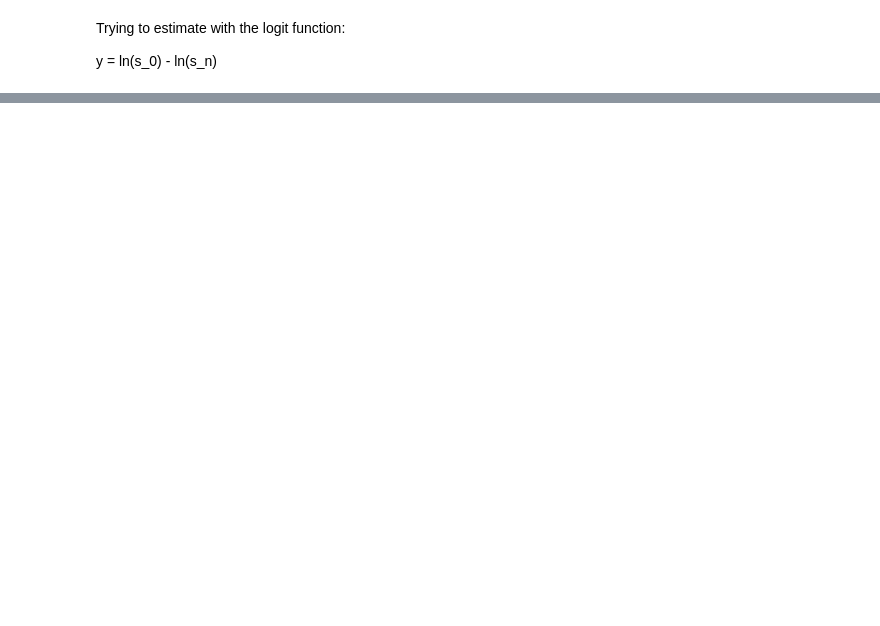
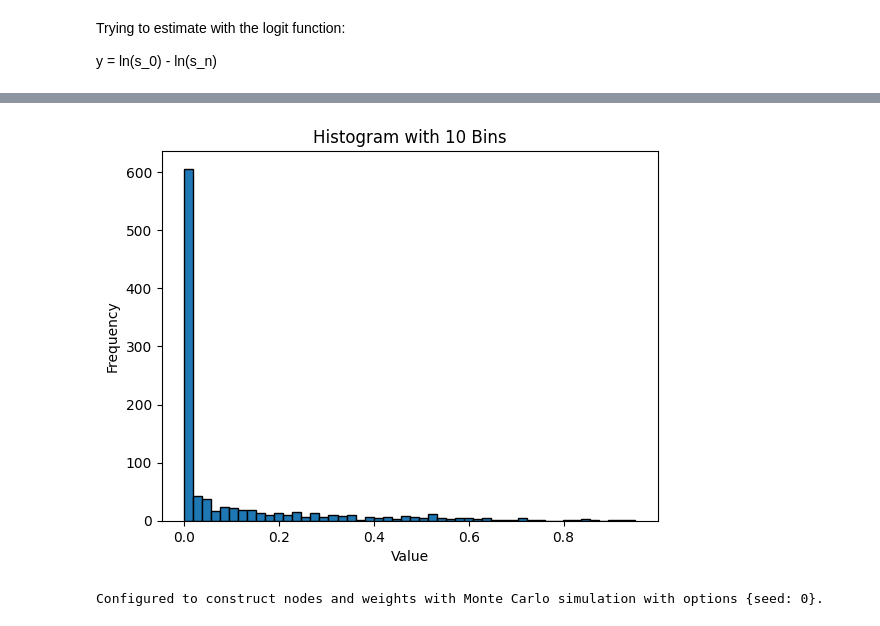
Before and after one commit to anuscabc/v2_assignment, a Jupyter notebook: assignment.ipynb, the cells around one changed output, grey strips where cells are left out. Drawn from its saved outputs; the diff is of its cells as text; code cells hidden in the pictures; blank space fills up the shorter version.

```diff
--- a/assignment.ipynb
+++ b/assignment.ipynb
@@ -122,0 +183,18 @@ Name: market_share, Length: 100, dtype: float64
+# %%
+# Create a histogram with 10 bins
+plt.hist(market.market_shares, bins=50, edgecolor='black')
+
+# Set labels and title
+plt.xlabel('Value')
+plt.ylabel('Frequency')
+plt.title('Histogram with 10 Bins')
+
+# Display the plot
+plt.show()
+# %% [output]
+[figure, added]
+# %%
+mc_integration = pyblp.Integration('monte_carlo', size=50, specification_options={'seed': 0})
+mc_integration
+# %% [output]
+Configured to construct nodes and weights with Monte Carlo simulation with options {seed: 0}.
```
Also changed, not shown: parts of 18 cells of this notebook, 1 other file.
